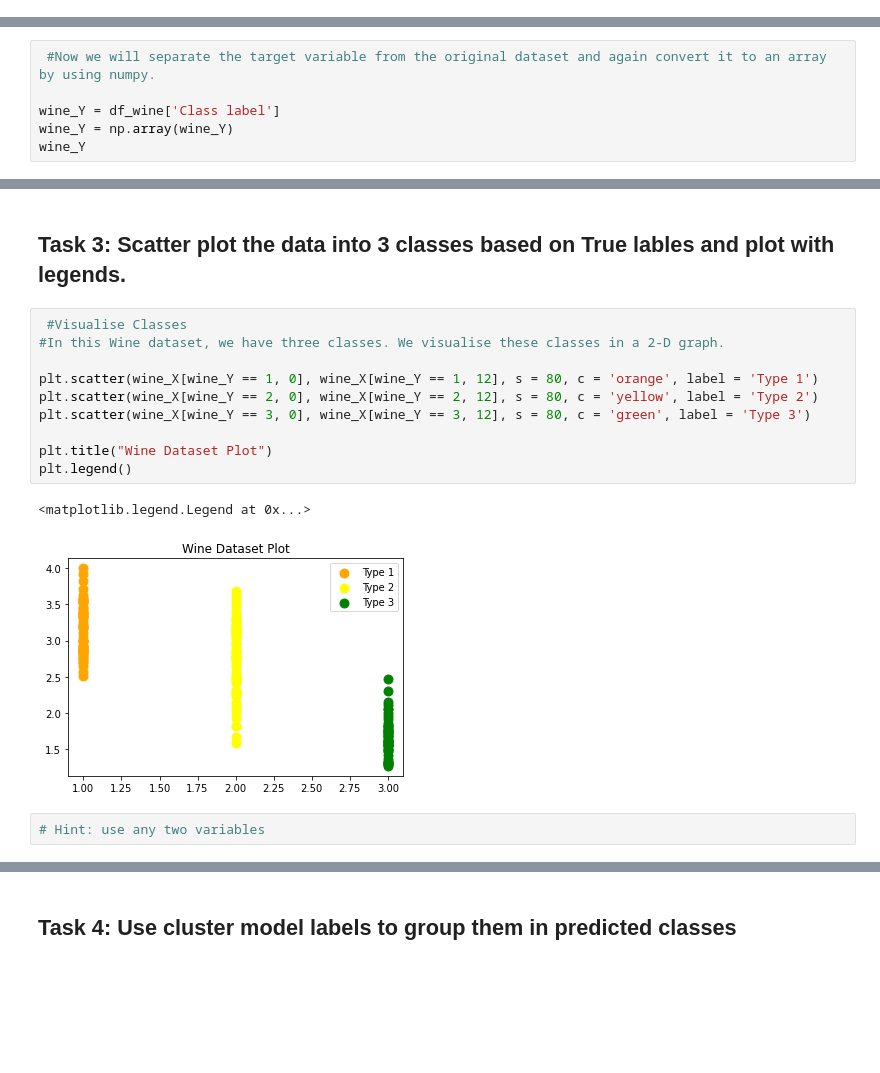
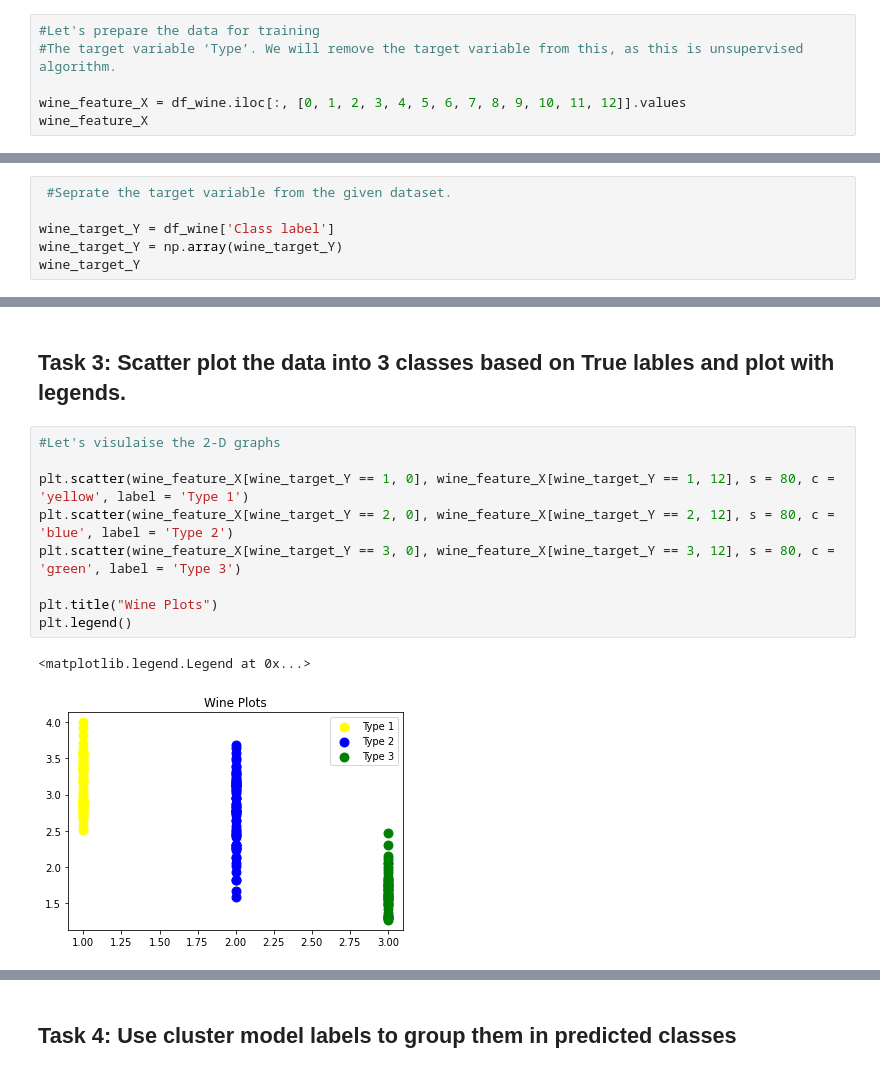
Before and after one commit to na2027/CE888, a Jupyter notebook: Lab_6.ipynb, the cells around one changed output, grey strips where cells are left out. Drawn from its saved outputs; the diff is of its cells as text; blank space fills up the shorter version.

```diff
--- a/Lab_6.ipynb
+++ b/Lab_6.ipynb
@@ -384,0 +352,6 @@ array([[ 1.  , 14.23,  1.71, ...,  5.64,  1.04,  3.92],
+# %%
+#Let's prepare the data for training
+#The target variable ‘Type’. We will remove the target variable from this, as this is unsupervised algorithm.
+
+wine_feature_X = df_wine.iloc[:, [0, 1, 2, 3, 4, 5, 6, 7, 8, 9, 10, 11, 12]].values
+wine_feature_X
@@ -385,9 +366,9 @@ array([[ 1.  , 14.23,  1.71, ...,  5.64,  1.04,  3.92],
 # %%
- #Now we will separate the target variable from the original dataset and again convert it to an array by using numpy.
+ #Seprate the target variable from the given dataset.
 
-wine_Y = df_wine['Class label']
-wine_Y = np.array(wine_Y)
-wine_Y
+wine_target_Y = df_wine['Class label']
+wine_target_Y = np.array(wine_target_Y)
+wine_target_Y
 # %% [output]
 array([1, 1, 1, 1, 1, 1, 1, 1, 1, 1, 1, 1, 1, 1, 1, 1, 1, 1, 1, 1, 1, 1,
        1, 1, 1, 1, 1, 1, 1, 1, 1, 1, 1, 1, 1, 1, 1, 1, 1, 1, 1, 1, 1, 1,
@@ -401,17 +382,14 @@ array([1, 1, 1, 1, 1, 1, 1, 1, 1, 1, 1, 1, 1, 1, 1, 1, 1, 1, 1, 1, 1, 1,
 # %% [markdown]
 ## Task 3: Scatter plot the data into 3 classes based on True lables and plot with legends.
 # %%
- #Visualise Classes
-#In this Wine dataset, we have three classes. We visualise these classes in a 2-D graph.
+#Let's visulaise the 2-D graphs
 
-plt.scatter(wine_X[wine_Y == 1, 0], wine_X[wine_Y == 1, 12], s = 80, c = 'orange', label = 'Type 1')
-plt.scatter(wine_X[wine_Y == 2, 0], wine_X[wine_Y == 2, 12], s = 80, c = 'yellow', label = 'Type 2')
-plt.scatter(wine_X[wine_Y == 3, 0], wine_X[wine_Y == 3, 12], s = 80, c = 'green', label = 'Type 3')
+plt.scatter(wine_feature_X[wine_target_Y == 1, 0], wine_feature_X[wine_target_Y == 1, 12], s = 80, c = 'yellow', label = 'Type 1')
+plt.scatter(wine_feature_X[wine_target_Y == 2, 0], wine_feature_X[wine_target_Y == 2, 12], s = 80, c = 'blue', label = 'Type 2')
+plt.scatter(wine_feature_X[wine_target_Y == 3, 0], wine_feature_X[wine_target_Y == 3, 12], s = 80, c = 'green', label = 'Type 3')
 
-plt.title("Wine Dataset Plot")
+plt.title("Wine Plots")
 plt.legend()
 # %% [output]
 <matplotlib.legend.Legend at 0x...>
-[figure, old version]
+[figure, new version]
-# %%
-# Hint: use any two variables
```
Also changed, not shown: parts of 20 cells of this notebook.
